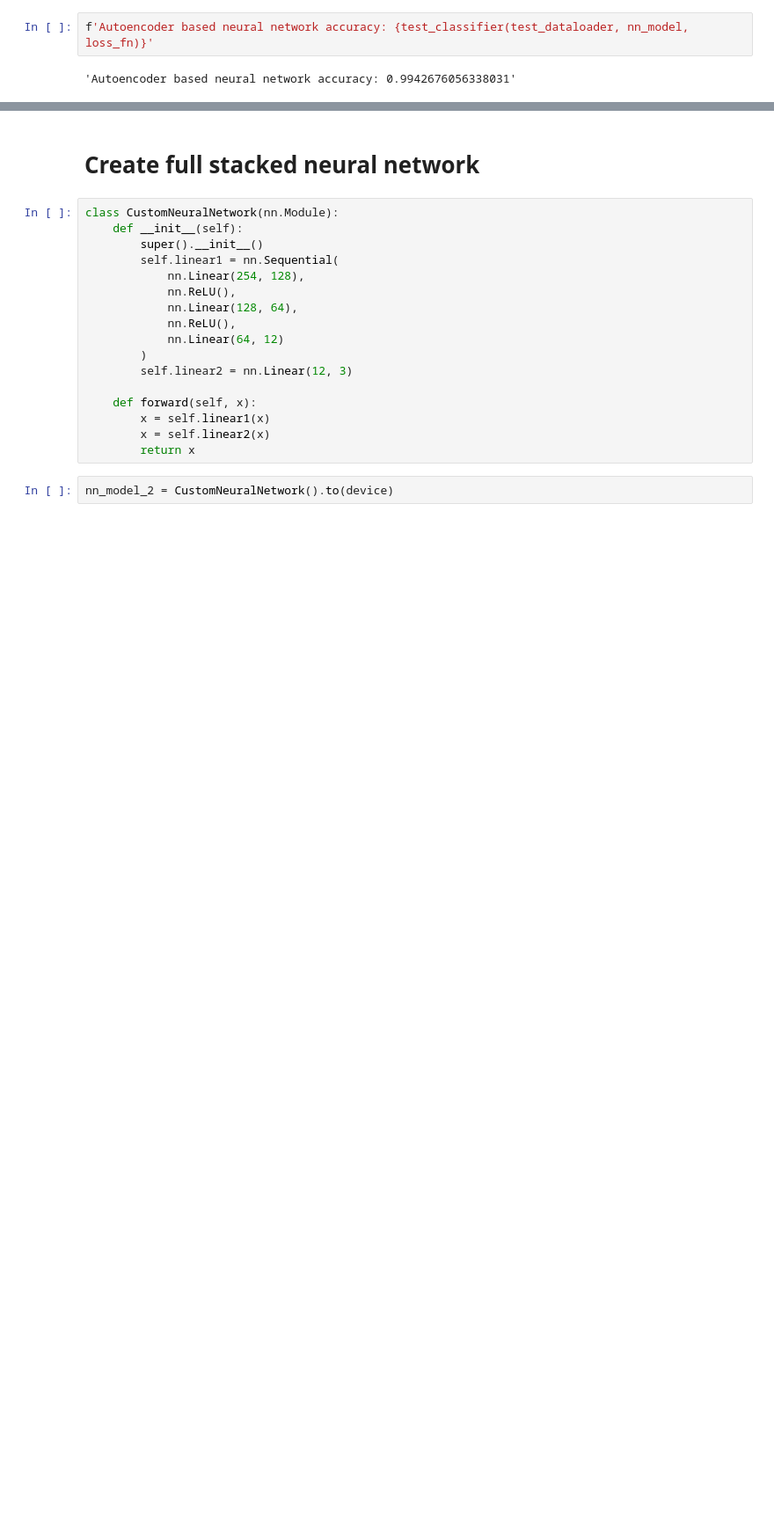
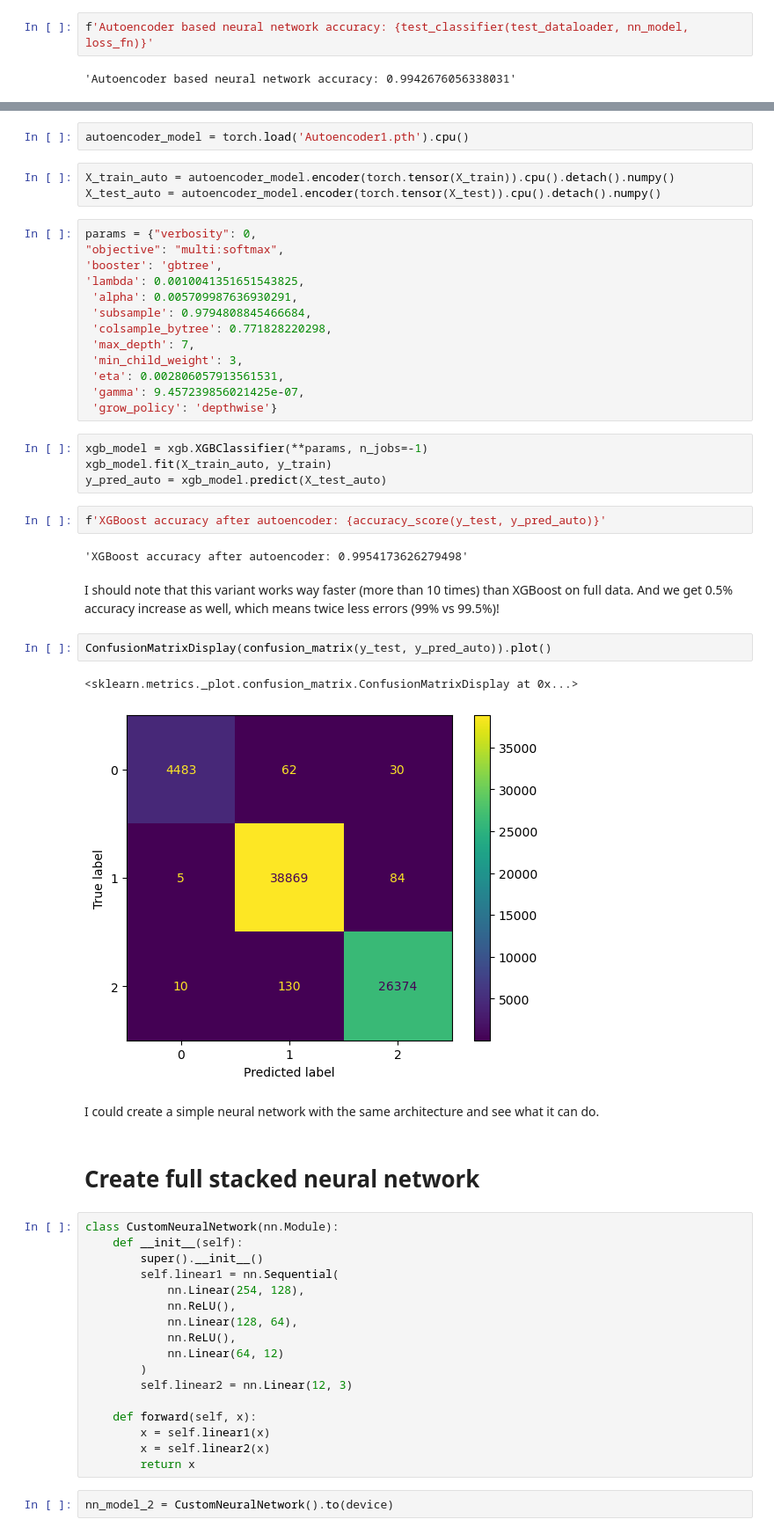
Before and after one commit to Shakoth/sc_RNA_seq, a Jupyter notebook: sc_RNA_SEC.ipynb, the cells around one changed output, grey strips where cells are left out. Shown: that part at 88% size. Cells and saved outputs as stored; diff of their text form; blank space fills up the shorter version.

```diff
--- a/sc_RNA_SEC.ipynb
+++ b/sc_RNA_SEC.ipynb
@@ -795,3 +795,38 @@ However, why would we want to use autoencoder at all in this case? I could creat
+# %%
+autoencoder_model = torch.load('Autoencoder1.pth').cpu()
+# %%
+X_train_auto = autoencoder_model.encoder(torch.tensor(X_train)).cpu().detach().numpy()
+X_test_auto = autoencoder_model.encoder(torch.tensor(X_test)).cpu().detach().numpy()
+# %%
+params = {"verbosity": 0,
+"objective": "multi:softmax",
+'booster': 'gbtree',
+'lambda': 0.0010041351651543825,
+ 'alpha': 0.005709987636930291,
+ 'subsample': 0.9794808845466684,
+ 'colsample_bytree': 0.771828220298,
+ 'max_depth': 7,
+ 'min_child_weight': 3,
+ 'eta': 0.002806057913561531,
+ 'gamma': 9.457239856021425e-07,
+ 'grow_policy': 'depthwise'}
+# %%
+xgb_model = xgb.XGBClassifier(**params, n_jobs=-1)
+xgb_model.fit(X_train_auto, y_train)
+y_pred_auto = xgb_model.predict(X_test_auto)
+# %%
+f'XGBoost accuracy after autoencoder: {accuracy_score(y_test, y_pred_auto)}'
+# %% [output]
+'XGBoost accuracy after autoencoder: 0.9954173626279498'
+# %% [markdown]
+I should note that this variant works way faster (more than 10 times) than XGBoost on full data. And we get 0.5% accuracy increase as well, which means twice less errors (99% vs 99.5%)!
+# %%
+ConfusionMatrixDisplay(confusion_matrix(y_test, y_pred_auto)).plot()
+# %% [output]
+<sklearn.metrics._plot.confusion_matrix.ConfusionMatrixDisplay at 0x...>
+[figure, added]
+# %% [markdown]
+ I could create a simple neural network with the same architecture and see what it can do.
 # %% [markdown]
 # Create full stacked neural network
 # %%
```
Also changed, not shown: parts of 12 cells of this notebook.
